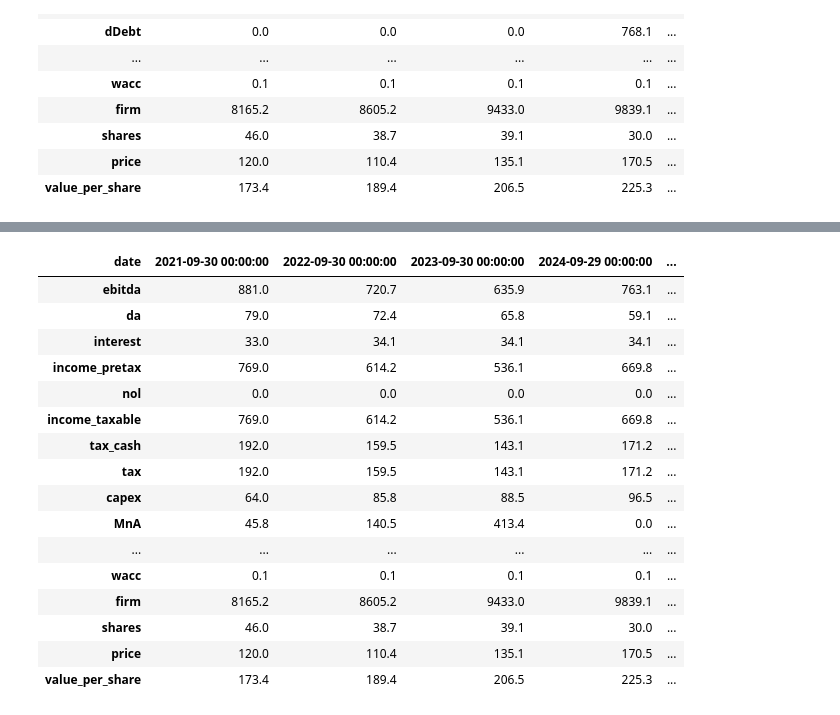
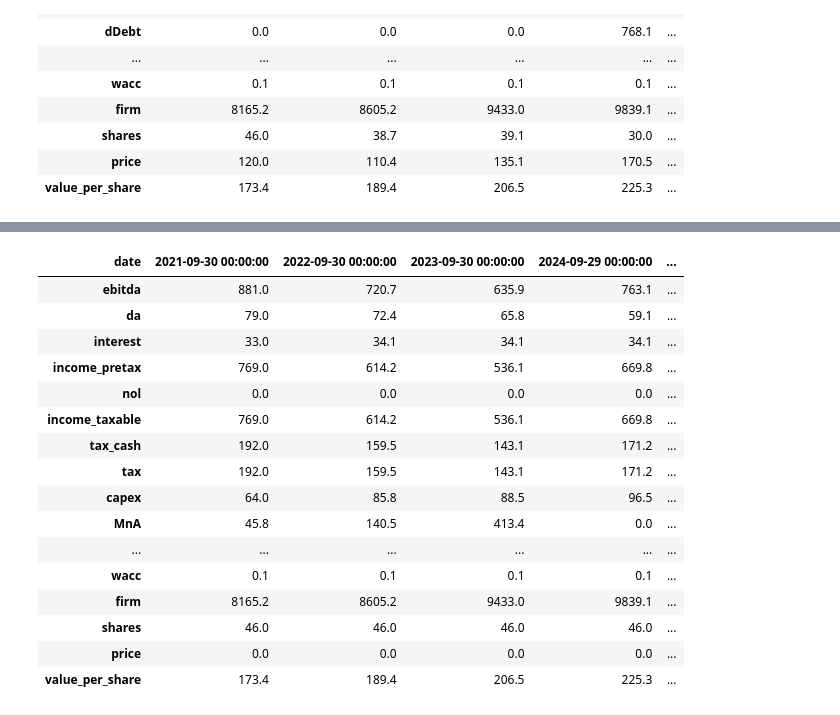
Before and after one commit to mtlr05/finagle, a Jupyter notebook: Valuation notebook.ipynb, the cells around one changed output, grey strips where cells are left out. Drawn from its saved outputs; the diff is of its cells as text; code cells hidden in the pictures.

```diff
--- a/Valuation notebook.ipynb
+++ b/Valuation notebook.ipynb
@@ -925,7 +921,7 @@ ATKR.fcf_to_acquire(year_a = 1, ebitda_frac = 0.03, multiple = 6.5, leverage = 0
 ATKR.fcf_to_acquire(year_a = 2, ebitda_frac = 0.1, multiple = 6.5, leverage = 0, gnext = 0.1, cap_frac = 0.12, adjust_cash = False)
 ATKR.fcf_to_debt(leverage=2, year_d=3)
 #ATKR.fcf_to_buyback(price=120,dp = 'constant')
-ATKR.fcf_to_buyback(price=120,dp = 'proportional')
+#ATKR.fcf_to_buyback(price=120,dp = 'proportional')
 ATKR.value()
 ATKR.display_fin()
 # %% [output]
@@ -949,17 +945,17 @@ See the caveats in the documentation: http://pandas.pydata.org/pandas-docs/stabl
 | date | 2021-09-30 00:00:00 | 2022-09-30 00:00:00 | 2023-09-30 00:00:00 | 2024-09-29 00:00:00 | ... |
 | ebitda | 881.0 | 720.7 | 635.9 | 763.1 | ... |
 | da | 79.0 | 72.4 | 65.8 | 59.1 | ... |
 | interest | 33.0 | 34.1 | 34.1 | 34.1 | ... |
 | income_pretax | 769.0 | 614.2 | 536.1 | 669.8 | ... |
 | nol | 0.0 | 0.0 | 0.0 | 0.0 | ... |
 | income_taxable | 769.0 | 614.2 | 536.1 | 669.8 | ... |
 | tax_cash | 192.0 | 159.5 | 143.1 | 171.2 | ... |
 | tax | 192.0 | 159.5 | 143.1 | 171.2 | ... |
 | capex | 64.0 | 85.8 | 88.5 | 96.5 | ... |
 | MnA | 45.8 | 140.5 | 413.4 | 0.0 | ... |
 | ... | ... | ... | ... | ... | ... |
 | wacc | 0.1 | 0.1 | 0.1 | 0.1 | ... |
 | firm | 8165.2 | 8605.2 | 9433.0 | 9839.1 | ... |
-| shares | 46.0 | 38.7 | 39.1 | 30.0 | ... |
-| price | 120.0 | 110.4 | 135.1 | 170.5 | ... |
+| shares | 46.0 | 46.0 | 46.0 | 46.0 | ... |
+| price | 0.0 | 0.0 | 0.0 | 0.0 | ... |
 | value_per_share | 173.4 | 189.4 | 206.5 | 225.3 | ... |
```
Also changed, not shown: parts of 3 cells of this notebook.
